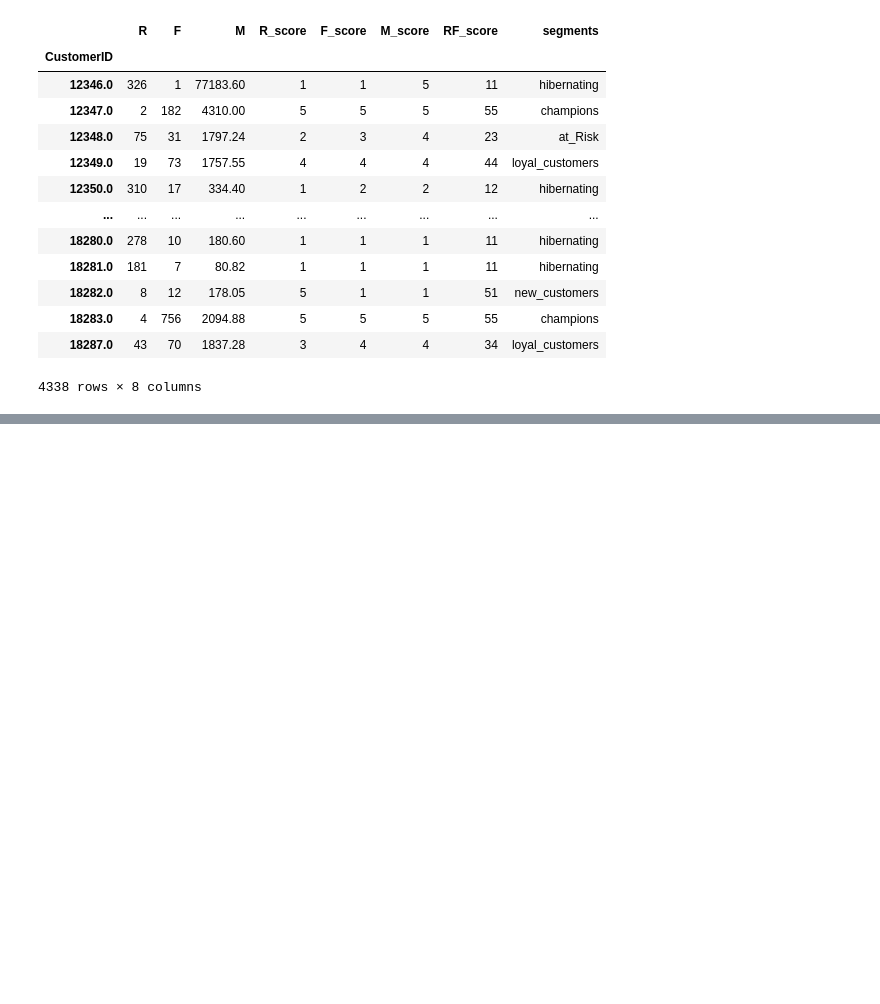
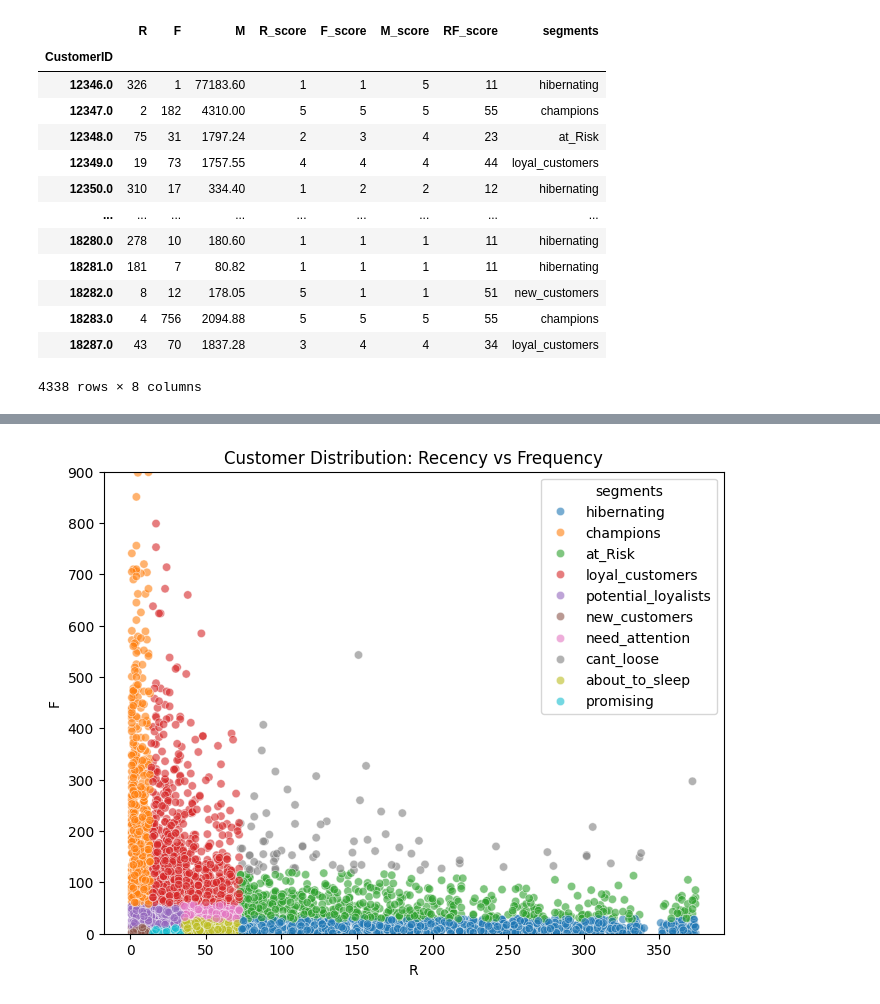
Before and after one commit to Faresx7/elevvo-data-analysis-internship, a Jupyter notebook: RFM analysis/main.ipynb, the cells around one changed output, grey strips where cells are left out. Cells and saved outputs as stored; diff of their text form; code cells hidden in the pictures; blank space fills up the shorter version.

```diff
--- a/RFM analysis/main.ipynb
+++ b/RFM analysis/main.ipynb
@@ -46,0 +57,8 @@ Passing `palette` without assigning `hue` is deprecated and will be removed in v
+# %%
+plt.figure(figsize=(8, 6))
+sns.scatterplot(data=rfm, x='R', y='F', hue='segments', alpha=0.6)
+plt.title('Customer Distribution: Recency vs Frequency')
+plt.ylim(0,900)
+plt.show()
+# %% [output]
+[figure, added]
```
Also changed, not shown: parts of 3 cells of this notebook, 1 other file.
